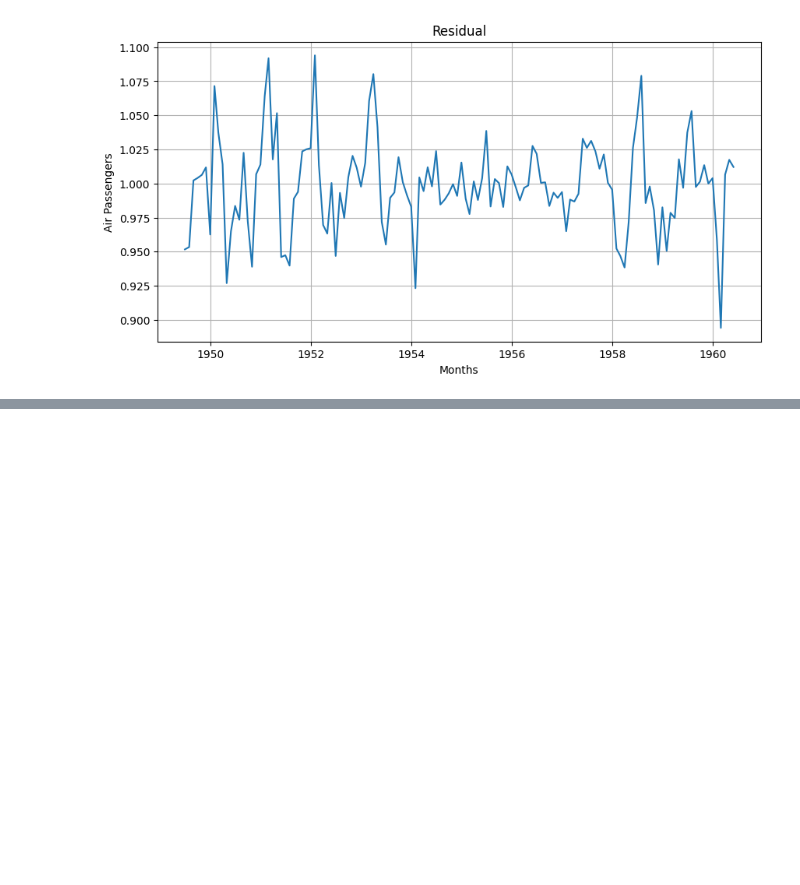
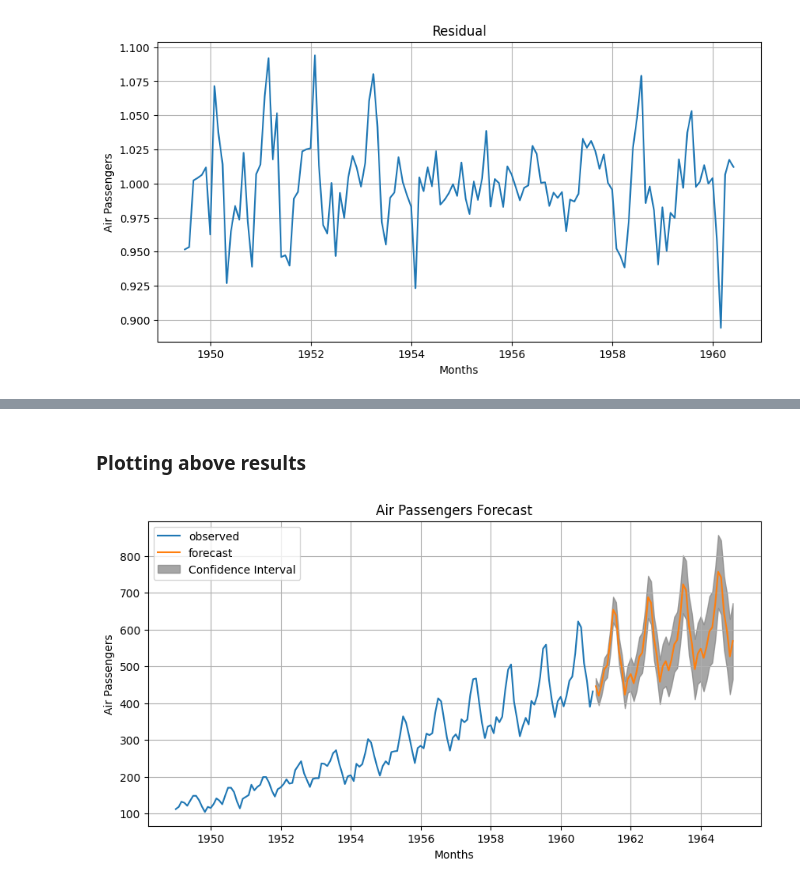
Before and after one commit to utkarshg1/ML_Wakad_6_8pm_30th_Apr, a Jupyter notebook: Time Series/TimeSeries.ipynb, the cells around one changed output, grey strips where cells are left out. Saved outputs shown, nothing was run; the diff lists cells and outputs as text; code cells hidden in the pictures; blank space fills up the shorter version.

```diff
--- a/Time Series/TimeSeries.ipynb
+++ b/Time Series/TimeSeries.ipynb
@@ -178,0 +202,3 @@ plt.show()
+# %%
+from pmdarima.arima import auto_arima
+model = auto_arima(df['Passengers'], seasonal=True, m=12)
@@ -178,0 +211,2 @@ plt.show()
+# %%
+forecast, conf = model.predict(n_periods=48, return_conf_int=True)
@@ -178,0 +254,5 @@ plt.show()
+# %%
+forecast = forecast.to_frame()
+forecast.columns = ['Forecast']
+forecast[['Lower Bound', 'Upper Bound']] = conf
+forecast.head()
@@ -178,0 +266,2 @@ plt.show()
+# %%
+forecast = forecast.apply(round)
@@ -178,0 +290,22 @@ plt.show()
+# %% [markdown]
+### Plotting above results
+# %%
+plt.figure(figsize=(10, 5))
+plt.plot(df["Passengers"], label='observed')
+plt.plot(forecast["Forecast"], label='forecast')
+plt.fill_between(
+    forecast.index,
+    forecast['Lower Bound'],
+    forecast['Upper Bound'],
+    color='gray',
+    alpha=0.7,
+    label="Confidence Interval"
+)
+plt.xlabel('Months')
+plt.ylabel('Air Passengers')
+plt.title('Air Passengers Forecast')
+plt.legend(loc='upper left')
+plt.grid()
+plt.show()
+# %% [output]
+[figure, added]
```
Also changed, not shown: parts of 15 cells of this notebook.
